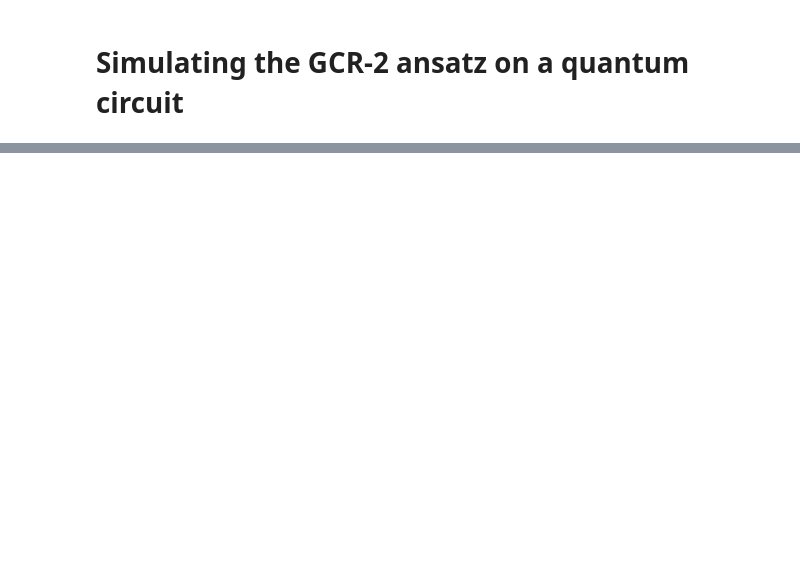
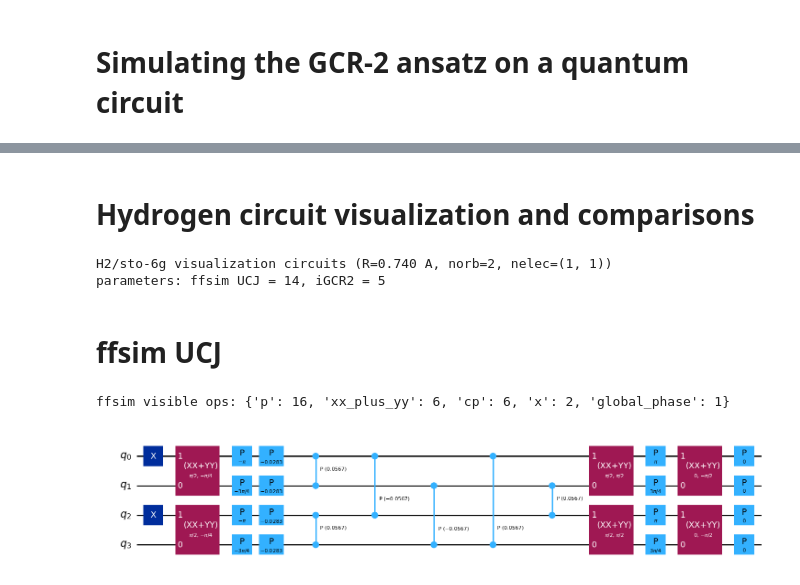
Before and after one commit to davidomanovic/xquces, a Jupyter notebook: examples/igcr2_circuit.ipynb, the cells around one changed output, grey strips where cells are left out. Cells and saved outputs as stored; diff of their text form; code cells hidden in the pictures; blank space fills up the shorter version.

Commit message:
circuit composition notebook

```diff
--- a/examples/igcr2_circuit.ipynb
+++ b/examples/igcr2_circuit.ipynb
@@ -134,0 +135,2 @@ ops:             cx: 1920, rz: 4509, sx: 3988, x: 21
+# %% [markdown]
+# **Hydrogen circuit visualization and comparisons**
@@ -134,0 +177,25 @@ ops:             cx: 1920, rz: 4509, sx: 3988, x: 21
+# %%
+h2_R = 0.74
+h2_basis = "sto-6g"
+
+h2_ffsim_circuit, h2_igcr2_circuit, h2_norb, h2_nelec, h2_ucj_n_params, h2_igcr2_n_params = build_h2_circuits(
+    r=h2_R,
+    basis=h2_basis,
+)
+
+print(f"\nH2/{h2_basis} visualization circuits (R={h2_R:.3f} A, norb={h2_norb}, nelec={h2_nelec})")
+print(f"parameters: ffsim UCJ = {h2_ucj_n_params}, iGCR2 = {h2_igcr2_n_params}")
+
+h2_ffsim_givens_circuit = h2_ffsim_circuit.decompose(reps=2)
+h2_igcr2_givens_circuit = h2_igcr2_circuit.decompose(reps=1)
+# %% [output]
+H2/sto-6g visualization circuits (R=0.740 A, norb=2, nelec=(1, 1))
+parameters: ffsim UCJ = 14, iGCR2 = 5
+# %% [markdown]
+# ffsim UCJ
+# %%
+print("ffsim visible ops:", dict(h2_ffsim_givens_circuit.count_ops()))
+h2_ffsim_givens_circuit.draw("mpl", fold=-1, idle_wires=False)
+# %% [output]
+ffsim visible ops: {'p': 16, 'xx_plus_yy': 6, 'cp': 6, 'x': 2, 'global_phase': 1}
+[figure, added]
```
Also changed, not shown: parts of 8 cells of this notebook, 1 other file.
